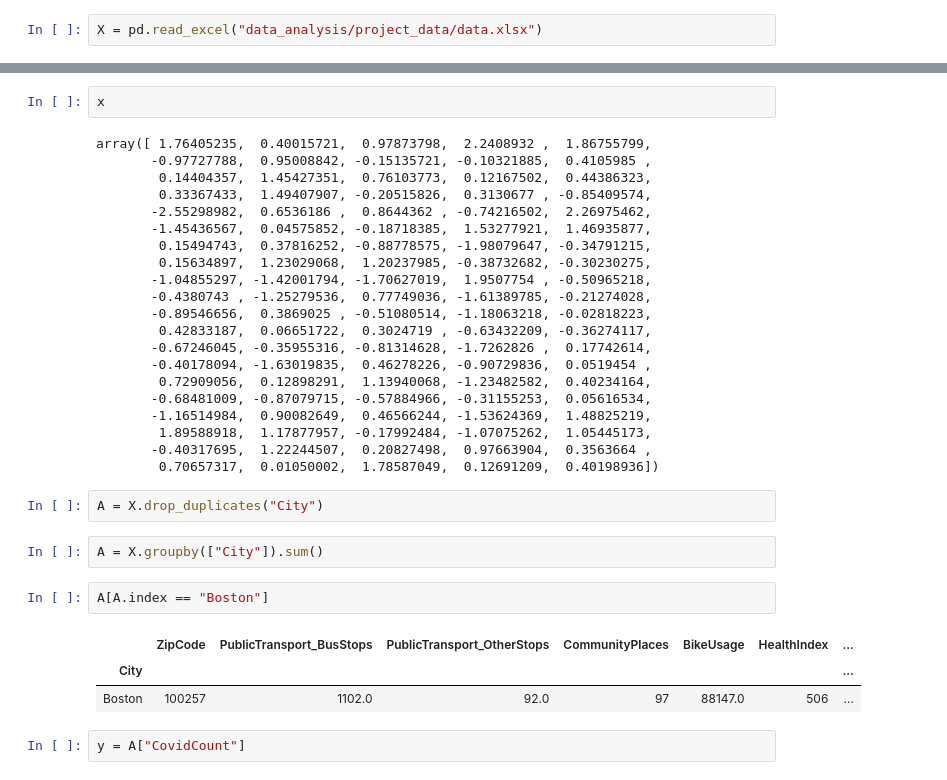
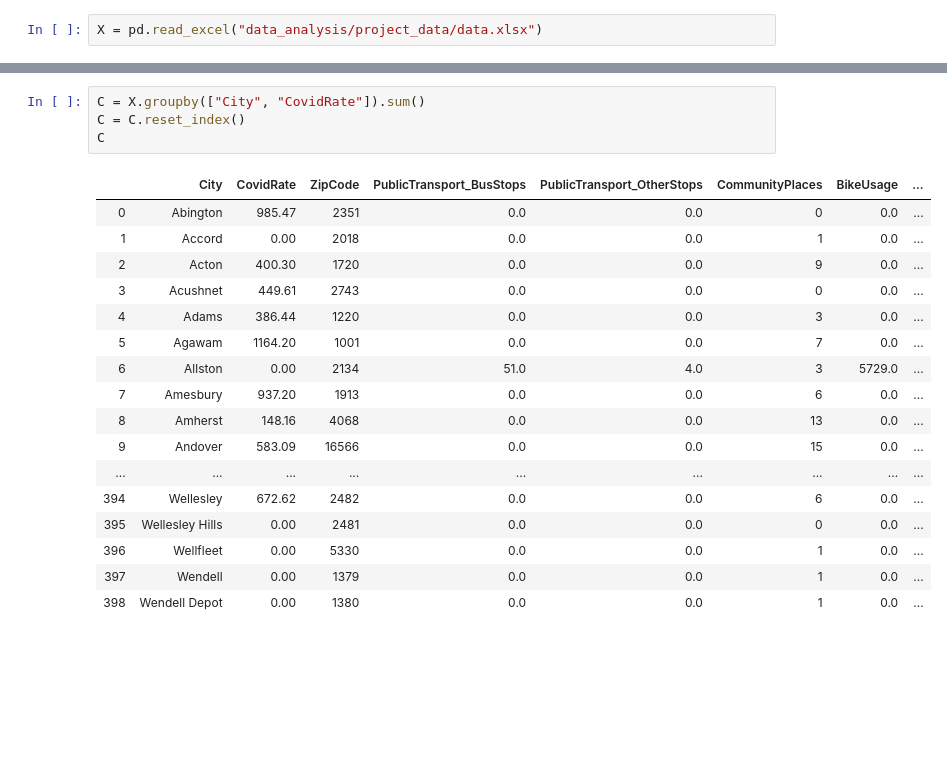
Before and after one commit to ChandraMaddikunta/eai6010-capstone, a Jupyter notebook: data_analysis/data_processing.ipynb, the cells around one changed output, grey strips where cells are left out. Cells and saved outputs as stored; diff of their text form; blank space fills up the shorter version.

```diff
--- a/data_analysis/data_processing.ipynb
+++ b/data_analysis/data_processing.ipynb
@@ -326,35 +311,22 @@ ax = sns.distplot(X["Population Density"])
-# %%
-x
-# %% [output]
-array([ 1.76405235,  0.40015721,  0.97873798,  2.2408932 ,  1.86755799,
-       -0.97727788,  0.95008842, -0.15135721, -0.10321885,  0.4105985 ,
-        0.14404357,  1.45427351,  0.76103773,  0.12167502,  0.44386323,
-        0.33367433,  1.49407907, -0.20515826,  0.3130677 , -0.85409574,
-       -2.55298982,  0.6536186 ,  0.8644362 , -0.74216502,  2.26975462,
-       -1.45436567,  0.04575852, -0.18718385,  1.53277921,  1.46935877,
-        0.15494743,  0.37816252, -0.88778575, -1.98079647, -0.34791215,
-        0.15634897,  1.23029068,  1.20237985, -0.38732682, -0.30230275,
-       -1.04855297, -1.42001794, -1.70627019,  1.9507754 , -0.50965218,
-       -0.4380743 , -1.25279536,  0.77749036, -1.61389785, -0.21274028,
-       -0.89546656,  0.3869025 , -0.51080514, -1.18063218, -0.02818223,
-        0.42833187,  0.06651722,  0.3024719 , -0.63432209, -0.36274117,
-       -0.67246045, -0.35955316, -0.81314628, -1.7262826 ,  0.17742614,
-       -0.40178094, -1.63019835,  0.46278226, -0.90729836,  0.0519454 ,
-        0.72909056,  0.12898291,  1.13940068, -1.23482582,  0.40234164,
-       -0.68481009, -0.87079715, -0.57884966, -0.31155253,  0.05616534,
-       -1.16514984,  0.90082649,  0.46566244, -1.53624369,  1.48825219,
-        1.89588918,  1.17877957, -0.17992484, -1.07075262,  1.05445173,
-       -0.40317695,  1.22244507,  0.20827498,  0.97663904,  0.3563664 ,
-        0.70657317,  0.01050002,  1.78587049,  0.12691209,  0.40198936])
-# %%
-A = X.drop_duplicates("City")
 # %%
-A = X.groupby(["City"]).sum()
+C = X.groupby(["City", "CovidRate"]).sum()
+C = C.reset_index()
+C
+# %% [output]
+|  | City | CovidRate | ZipCode | PublicTransport_BusStops | PublicTransport_OtherStops | CommunityPlaces | BikeUsage | ... |
+| 0 | Abington | 985.47 | 2351 | 0.0 | 0.0 | 0 | 0.0 | ... |
+| 1 | Accord | 0.00 | 2018 | 0.0 | 0.0 | 1 | 0.0 | ... |
+| 2 | Acton | 400.30 | 1720 | 0.0 | 0.0 | 9 | 0.0 | ... |
+| 3 | Acushnet | 449.61 | 2743 | 0.0 | 0.0 | 0 | 0.0 | ... |
+| 4 | Adams | 386.44 | 1220 | 0.0 | 0.0 | 3 | 0.0 | ... |
+| 5 | Agawam | 1164.20 | 1001 | 0.0 | 0.0 | 7 | 0.0 | ... |
+| 6 | Allston | 0.00 | 2134 | 51.0 | 4.0 | 3 | 5729.0 | ... |
+| 7 | Amesbury | 937.20 | 1913 | 0.0 | 0.0 | 6 | 0.0 | ... |
+| 8 | Amherst | 148.16 | 4068 | 0.0 | 0.0 | 13 | 0.0 | ... |
+| 9 | Andover | 583.09 | 16566 | 0.0 | 0.0 | 15 | 0.0 | ... |
+| ... | ... | ... | ... | ... | ... | ... | ... | ... |
+| 394 | Wellesley | 672.62 | 2482 | 0.0 | 0.0 | 6 | 0.0 | ... |
+| 395 | Wellesley Hills | 0.00 | 2481 | 0.0 | 0.0 | 0 | 0.0 | ... |
+| 396 | Wellfleet | 0.00 | 5330 | 0.0 | 0.0 | 1 | 0.0 | ... |
+| 397 | Wendell | 0.00 | 1379 | 0.0 | 0.0 | 1 | 0.0 | ... |
+| 398 | Wendell Depot | 0.00 | 1380 | 0.0 | 0.0 | 1 | 0.0 | ... |
-# %%
-A[A.index == "Boston"]
-# %% [output]
-|  | ZipCode | PublicTransport_BusStops | PublicTransport_OtherStops | CommunityPlaces | BikeUsage | HealthIndex | ... |
-| City |  |  |  |  |  |  | ... |
-| Boston | 100257 | 1102.0 | 92.0 | 97 | 88147.0 | 506 | ... |
-# %%
-y = A["CovidCount"]
```
Also changed, not shown: parts of 24 cells of this notebook, 24 other files.
